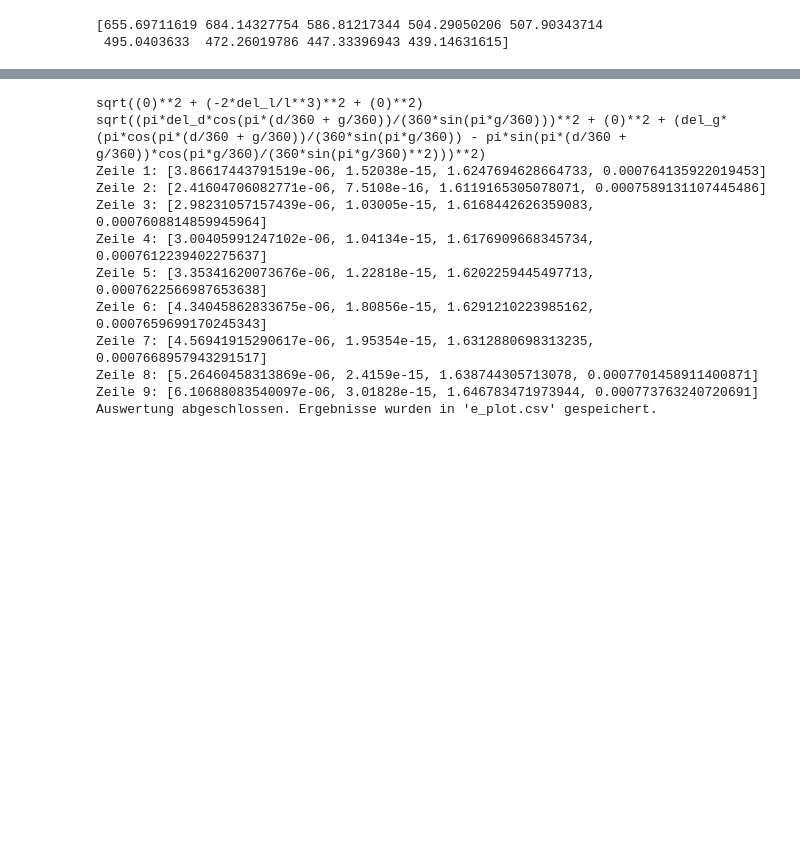
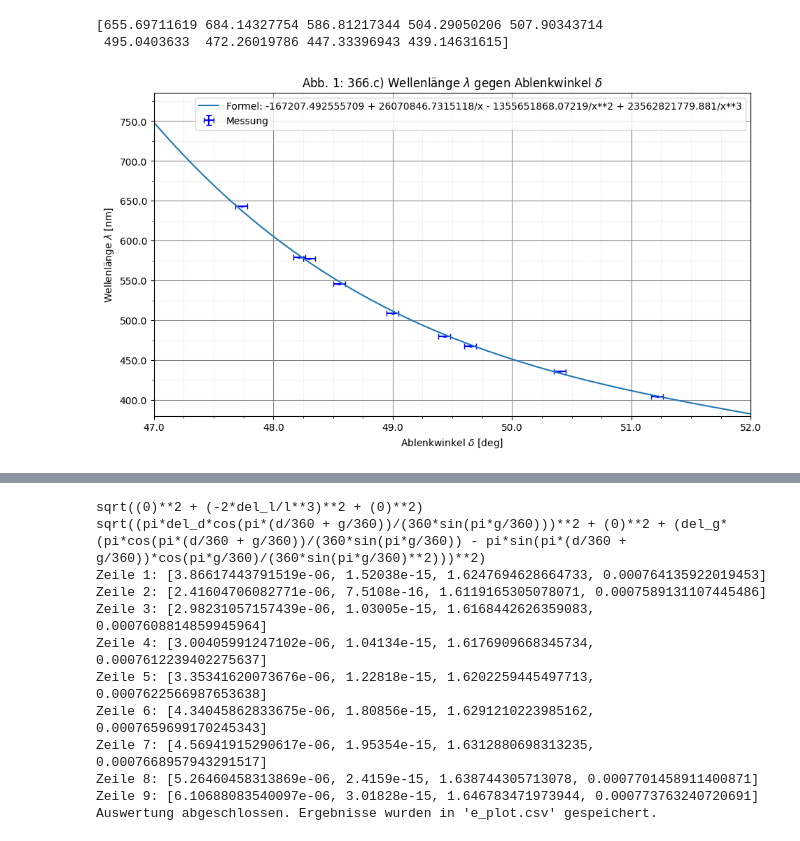
Before and after one commit to Patrixon0/data-analysis-plotting-tool, a Jupyter notebook: P3/Theo_Patrick/366 Theo/366_main.ipynb, the cells around one changed output, grey strips where cells are left out. Drawn from its saved outputs; the diff is of its cells as text; code cells hidden in the pictures; blank space fills up the shorter version.

```diff
--- a/P3/Theo_Patrick/366 Theo/366_main.ipynb
+++ b/P3/Theo_Patrick/366 Theo/366_main.ipynb
@@ -121,3 +89,51 @@ print(lambdaa(alphas))
 # %% [output]
 [655.69711619 684.14327754 586.81217344 504.29050206 507.90343714
  495.0403633  472.26019786 447.33396943 439.14631615]
+# %%
+# 366.c
+
+# Definiere die Symbole für die Formel
+x = sp.symbols('x')
+
+# Definiere die Formel
+formula = [lambdaa(x)]
+
+# Erstelle eine angepasste Konfiguration
+config = config_1
+config.plot_formula = True
+config.formula = formula
+config.var_names = var_names
+config.formula_x_range = (47, 53)
+
+geraden_fit(
+    # config,
+    exp_nr='',
+    file_n='c.csv',
+    title=r'Abb. 1: 366.c) Wellenlänge $\lambda$ gegen Ablenkwinkel $\delta$',
+    y_label=r'Wellenlänge $\lambda$ [nm]',
+    x_label=r'Ablenkwinkel $\delta$ [deg]',
+    save=True,
+    length=11,
+    height=6,
+    x_axis=0,
+    y_axis=0,
+    x_min=47,
+    x_max=52,
+    y_min=380,
+    x_major_ticks=1,   # Hauptticks alle 10 Einheiten
+    x_minor_ticks=0.25,    # Nebenticks alle 1 Einheit
+    y_major_ticks=50,
+    y_minor_ticks=25,
+    legendlocation='best',
+    y_labels=['Messung'],  # Provide labels for each dataset
+    # y_markers=['o'],       # Optional: specify markers
+    y_colors=['blue'], # Optional: specify colors
+    x_decimal_places=0,
+    y_decimal_places=1,
+    plot_errors =  True,
+    linear_fit=False,
+    plot_y_inter=False,
+    size = 1.3
+)
+# %% [output]
+[figure, added]
```
Also changed, not shown: parts of 8 cells of this notebook, 3 other files.
